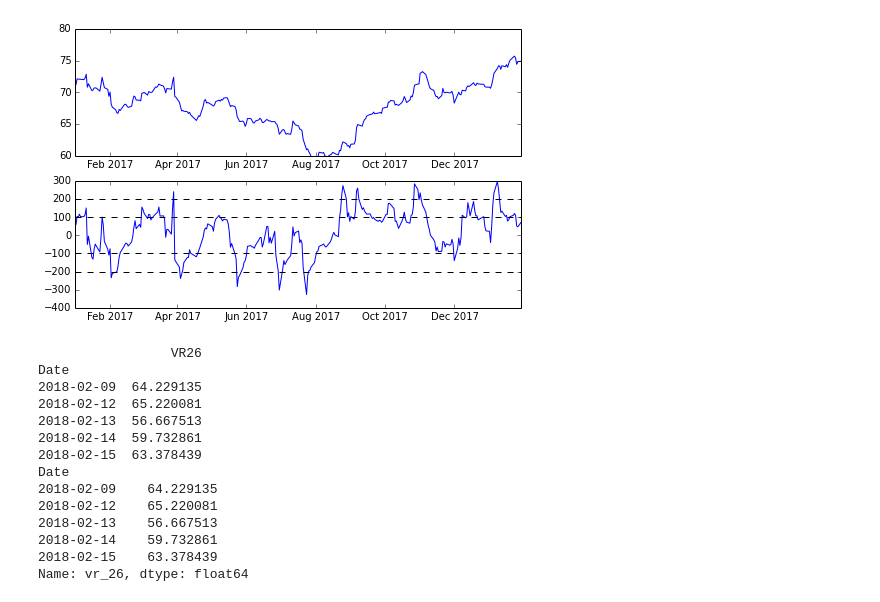
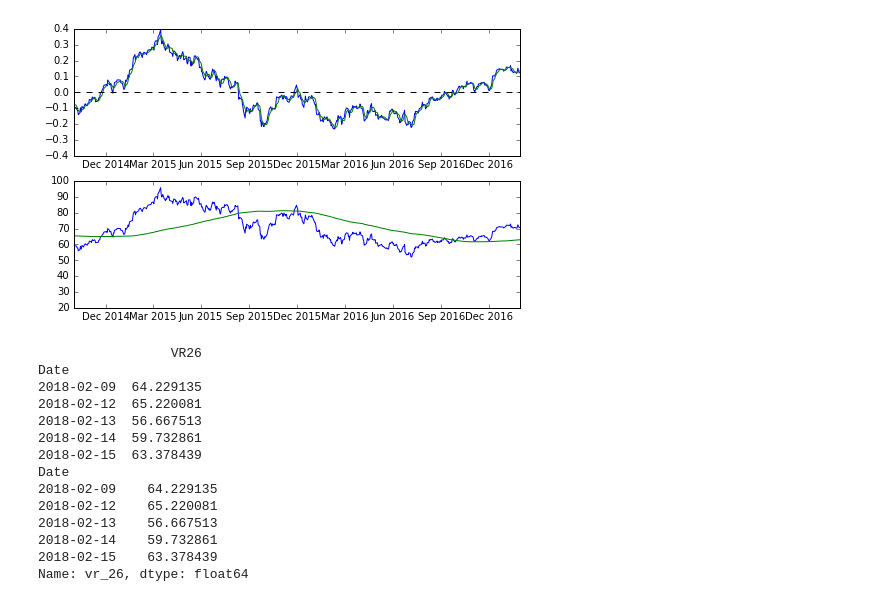
Before and after one commit to fabkno/project_one, a Jupyter notebook: notebooks/chartmarkers.ipynb, the cells around one changed output. Drawn from its saved outputs; the diff is of its cells as text; code cells hidden in the pictures.

```diff
--- a/notebooks/chartmarkers.ipynb
+++ b/notebooks/chartmarkers.ipynb
@@ -456,26 +542,26 @@ Date
-# %%
-ob = StockUpdater(PathData='/home/fabian/project_one/data/')
-#ob.update_chart_markers(ListOfTickers=['DAI.DE'])
-out = ob._get_cci(dai,window=40)
-out2 = ob._get_cci(dai,window=20)
-tmp = dai_cp['cci_20']
-
-fig,ax = plt.subplots(2,1,figsize=(8,5))
-
-ax[0].plot(dai.index,dai['Close'])
-#ax[1].plot(out.index,out['CCI40'])
-ax[1].plot(out.index,out2['CCI20'])
-#plt.plot(tmp.index,tmp.values)
-ax[0].set_xlim(datetime.datetime(2017,1,1),datetime.datetime(2018,1,29))
-ax[0].set_ylim(60,80)
-ax[1].set_xlim(datetime.datetime(2017,1,1),datetime.datetime(2018,1,29))
-ax[1].axhline(100,color='k',ls='--')
-ax[1].axhline(200,color='k',ls='--')
-ax[1].axhline(-100,color='k',ls='--')
-ax[1].axhline(-200,color='k',ls='--')
-plt.show()
-# %% [output]
-[figure, removed]
+# %%
+
+ob = StockUpdater(PathData='/localscratch/data/project_one/data/')
+#ob.update_chart_markers(ListOfTickers=['DAI.DE'])
+out = ob._return_relative_roll_mean(dai,window_size=200)
+
+delay = ob._get_average_for_crossing_direction(out['SMA200'])
+
+
+fig,ax = plt.subplots(2,1,figsize=(8,5))
+
+ax[0].plot(out.index,out['SMA200'])
+ax[0].plot(out.index,delay)
+ax[0].axhline(0,ls='--',c='k')
+ax[0].set_xlim(datetime.datetime(2014,10,1),datetime.datetime(2017,1,29))
+
+ax[1].plot(dai.index,dai['Close'])
+ax[1].plot(dai.index,dai['Close'].rolling(window=200).mean())
+ax[1].set_xlim(datetime.datetime(2014,10,1),datetime.datetime(2017,1,29))
+
+plt.show()
+# %% [output]
+[figure, added]
 # %%
 tmp = ob._get_PVO(dai)
 print tmp.tail(5)
```
Also changed, not shown: parts of 10 cells of this notebook.
